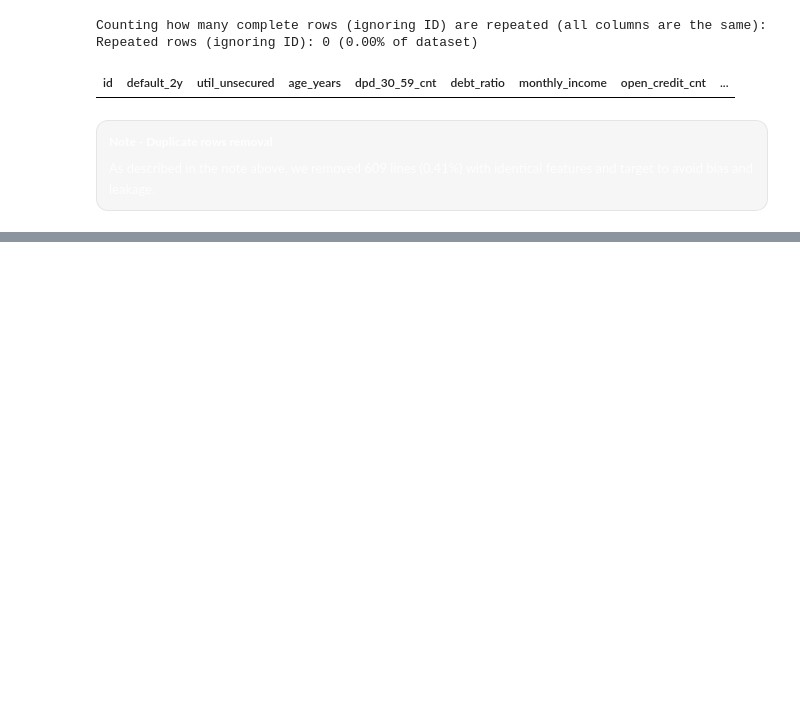
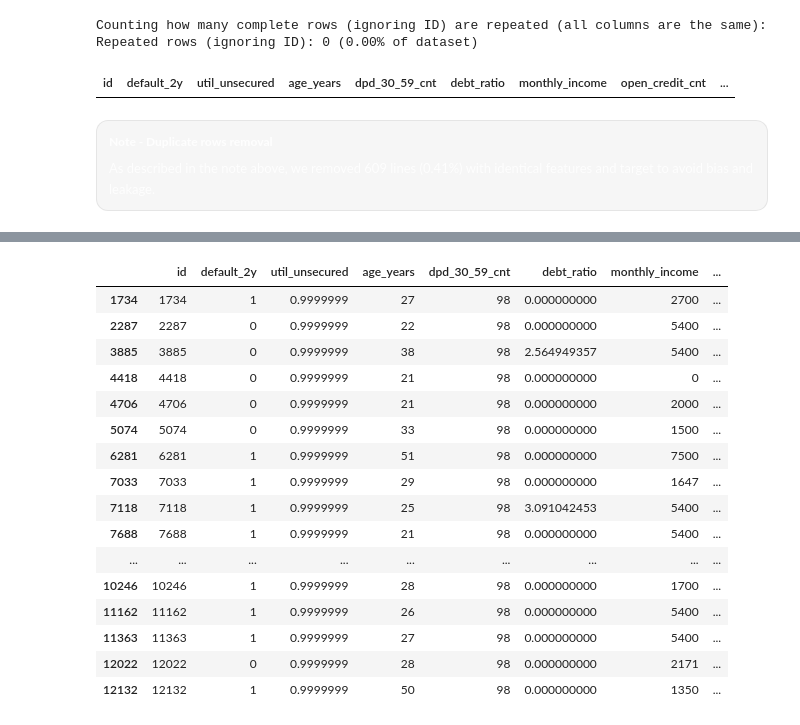
Before and after one commit to anacbneumann/credit-risk-cost-sensitive, a Jupyter notebook: notebooks/eda.ipynb, the cells around one changed output, grey strips where cells are left out. Saved outputs shown, nothing was run; the diff lists cells and outputs as text; code cells hidden in the pictures; blank space fills up the shorter version.

```diff
--- a/notebooks/eda.ipynb
+++ b/notebooks/eda.ipynb
@@ -593,0 +1255,6 @@ Repeated rows (ignoring ID): 0 (0.00% of dataset)
+# %%
+# flags (TRUE/FALSE)
+df$util_gt1  <- df$util_unsecured > 1
+df$util_gt10 <- df$util_unsecured > 10
+
+head(df, 10)
@@ -593,0 +1368,9 @@ Repeated rows (ignoring ID): 0 (0.00% of dataset)
+# %%
+#Check before:
+cat("Rows before removing age_years == 0:", nrow(df), "\n")
+
+# remove rows where age_years == 0
+df <- df[df$age_years != 0, ]
+
+#Check after:
+cat("Rows after removing age_years == 0:", nrow(df), "\n")
@@ -593,0 +1467,11 @@ Repeated rows (ignoring ID): 0 (0.00% of dataset)
+# %%
+# % of income_missing == TRUE among cases with debt_ratio > 100
+dr_gt100 <- df$debt_ratio > 100
+
+pct_income_missing_dr_gt100 <- 100 * mean(df$income_missing[dr_gt100] == TRUE, na.rm = TRUE)
+n_dr_gt100 <- sum(dr_gt100, na.rm = TRUE)
+n_income_missing_dr_gt100 <- sum(df$income_missing[dr_gt100] == TRUE, na.rm = TRUE)
+
+cat(sprintf("debt_ratio > 100: %d casos\n", n_dr_gt100))
+cat(sprintf("income_missing == TRUE nesses casos: %d (%.2f%%)\n",
+            n_income_missing_dr_gt100, pct_income_missing_dr_gt100))
@@ -593,0 +1481,12 @@ Repeated rows (ignoring ID): 0 (0.00% of dataset)
+# %%
+df$dr_gt100 <- df$debt_ratio > 100
+
+default_rate <- function(m) mean(df$default_2y[m] == 1, na.rm = TRUE)
+
+cat(sprintf("Default rate (dr>100): %.2f%%\n", 100*default_rate(df$dr_gt100)))
+cat(sprintf("Default rate (dr<=100): %.2f%%\n", 100*default_rate(!df$dr_gt100)))
+
+cat(sprintf("Default rate (dr>100 & income_missing): %.2f%%\n",
+            100*default_rate(df$dr_gt100 & df$income_missing)))
+cat(sprintf("Default rate (dr>100 & !income_missing): %.2f%%\n",
+            100*default_rate(df$dr_gt100 & !df$income_missing)))
@@ -593,0 +1659,23 @@ Repeated rows (ignoring ID): 0 (0.00% of dataset)
+# %%
+# Show cases where debt_ratio > 100 (sorted desc)
+gt_90_days <- df[df$dpd_90p_cnt > 20, ]
+gt_90_days <- gt_90_days[order(-gt_90_days$dpd_90p_cnt), ]
+head(gt_90_days, 20)
+# %% [output]
+|  | id | default_2y | util_unsecured | age_years | dpd_30_59_cnt | debt_ratio | monthly_income | ... |
+| 1734 | 1734 | 1 | 0.9999999 | 27 | 98 | 0.000000000 | 2700 | ... |
+| 2287 | 2287 | 0 | 0.9999999 | 22 | 98 | 0.000000000 | 5400 | ... |
+| 3885 | 3885 | 0 | 0.9999999 | 38 | 98 | 2.564949357 | 5400 | ... |
+| 4418 | 4418 | 0 | 0.9999999 | 21 | 98 | 0.000000000 | 0 | ... |
+| 4706 | 4706 | 0 | 0.9999999 | 21 | 98 | 0.000000000 | 2000 | ... |
+| 5074 | 5074 | 0 | 0.9999999 | 33 | 98 | 0.000000000 | 1500 | ... |
+| 6281 | 6281 | 1 | 0.9999999 | 51 | 98 | 0.000000000 | 7500 | ... |
+| 7033 | 7033 | 1 | 0.9999999 | 29 | 98 | 0.000000000 | 1647 | ... |
+| 7118 | 7118 | 1 | 0.9999999 | 25 | 98 | 3.091042453 | 5400 | ... |
+| 7688 | 7688 | 1 | 0.9999999 | 21 | 98 | 0.000000000 | 5400 | ... |
+| ... | ... | ... | ... | ... | ... | ... | ... | ... |
+| 10246 | 10246 | 1 | 0.9999999 | 28 | 98 | 0.000000000 | 1700 | ... |
+| 11162 | 11162 | 1 | 0.9999999 | 26 | 98 | 0.000000000 | 5400 | ... |
+| 11363 | 11363 | 1 | 0.9999999 | 27 | 98 | 0.000000000 | 5400 | ... |
+| 12022 | 12022 | 0 | 0.9999999 | 28 | 98 | 0.000000000 | 2171 | ... |
+| 12132 | 12132 | 1 | 0.9999999 | 50 | 98 | 0.000000000 | 1350 | ... |
```
Also changed, not shown: parts of 48 cells of this notebook, 1 other file.
